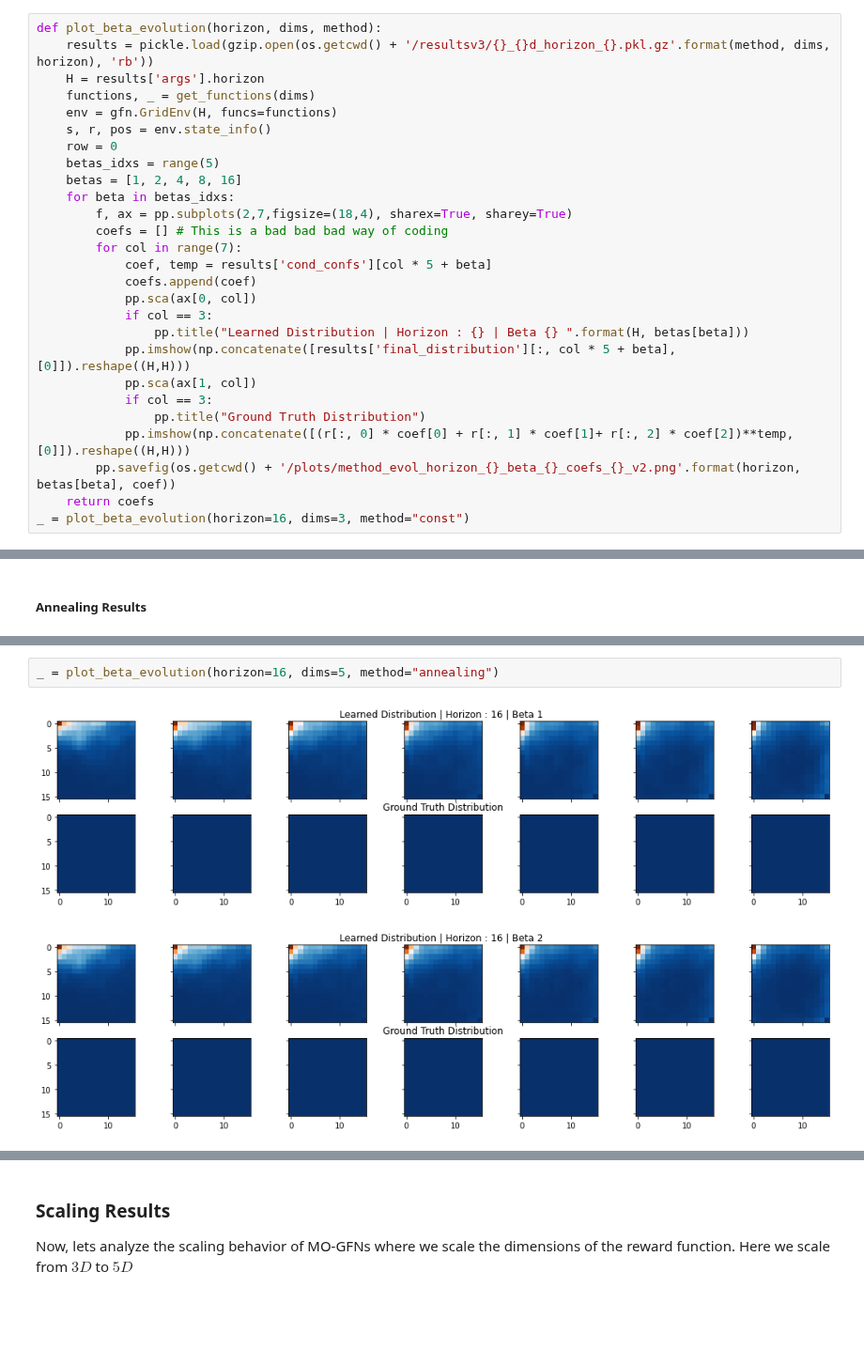
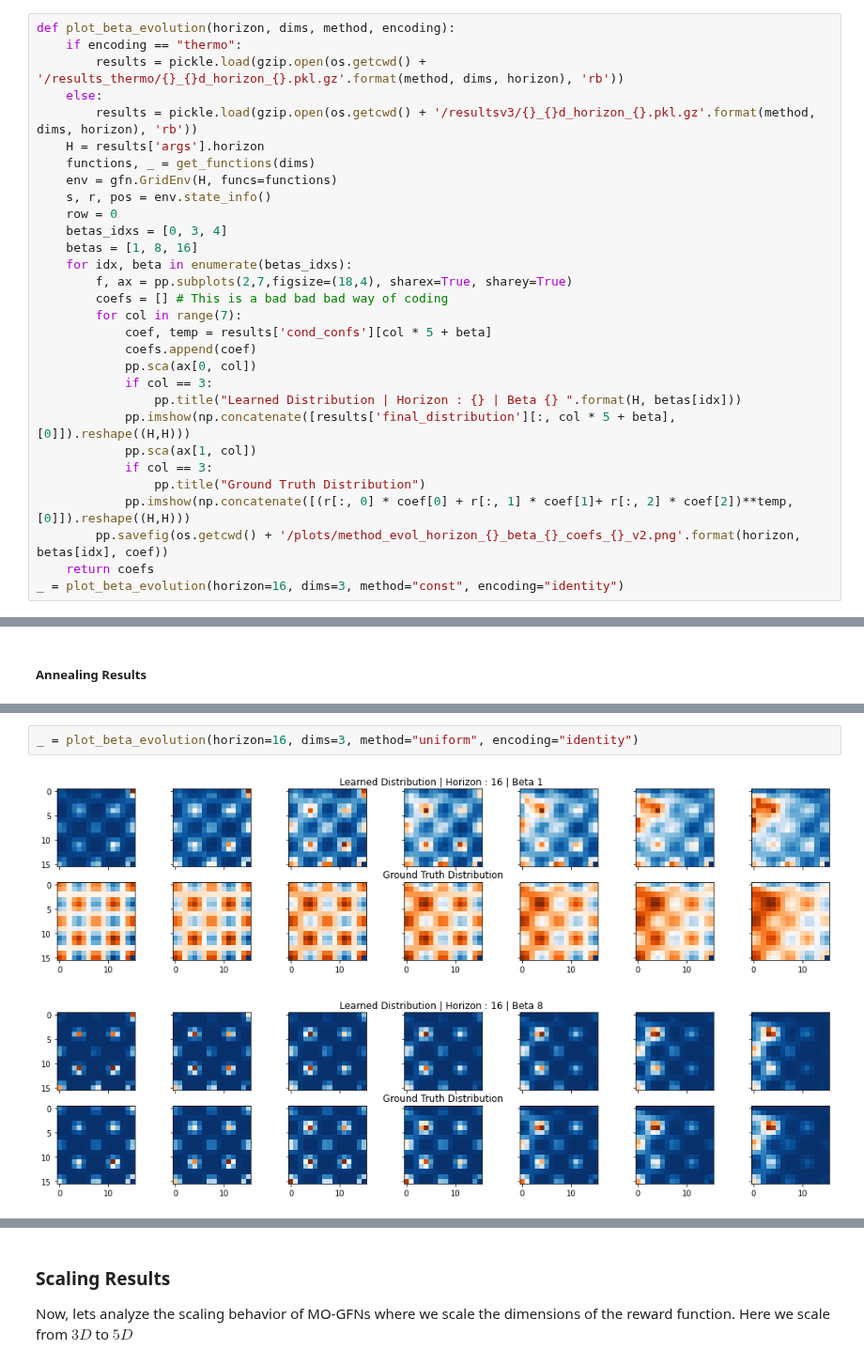
Before and after one commit to recursionpharma/gflownet, a Jupyter notebook: gflownet/examples/results.ipynb, the cells around one changed output, grey strips where cells are left out. Shown at 94% size. Cells and saved outputs as stored; diff of their text form; blank space fills up the shorter version.

Commit message:
thermometer encoding results

```diff
--- a/gflownet/examples/results.ipynb
+++ b/gflownet/examples/results.ipynb
@@ -141,14 +142,17 @@ Now lets visualize some of the qualitative results of MO-GFN.
 # %%
-def plot_beta_evolution(horizon, dims, method):
-    results = pickle.load(gzip.open(os.getcwd() + '/resultsv3/{}_{}d_horizon_{}.pkl.gz'.format(method, dims, horizon), 'rb'))
+def plot_beta_evolution(horizon, dims, method, encoding):
+    if encoding == "thermo":
+        results = pickle.load(gzip.open(os.getcwd() + '/results_thermo/{}_{}d_horizon_{}.pkl.gz'.format(method, dims, horizon), 'rb'))
+    else:
+        results = pickle.load(gzip.open(os.getcwd() + '/resultsv3/{}_{}d_horizon_{}.pkl.gz'.format(method, dims, horizon), 'rb'))
     H = results['args'].horizon
     functions, _ = get_functions(dims)
     env = gfn.GridEnv(H, funcs=functions)
     s, r, pos = env.state_info()
     row = 0
-    betas_idxs = range(5)
-    betas = [1, 2, 4, 8, 16]
-    for beta in betas_idxs:
+    betas_idxs = [0, 3, 4]
+    betas = [1, 8, 16]
+    for idx, beta in enumerate(betas_idxs):
         f, ax = pp.subplots(2,7,figsize=(18,4), sharex=True, sharey=True)
         coefs = [] # This is a bad bad bad way of coding
         for col in range(7):
@@ -156,14 +160,14 @@ def plot_beta_evolution(horizon, dims, method):
             coefs.append(coef)
             pp.sca(ax[0, col])
             if col == 3:
-                pp.title("Learned Distribution | Horizon : {} | Beta {} ".format(H, betas[beta]))
+                pp.title("Learned Distribution | Horizon : {} | Beta {} ".format(H, betas[idx]))
             pp.imshow(np.concatenate([results['final_distribution'][:, col * 5 + beta], [0]]).reshape((H,H)))
             pp.sca(ax[1, col])
             if col == 3:
                 pp.title("Ground Truth Distribution")
             pp.imshow(np.concatenate([(r[:, 0] * coef[0] + r[:, 1] * coef[1]+ r[:, 2] * coef[2])**temp, [0]]).reshape((H,H)))
-        pp.savefig(os.getcwd() + '/plots/method_evol_horizon_{}_beta_{}_coefs_{}_v2.png'.format(horizon, betas[beta], coef))
+        pp.savefig(os.getcwd() + '/plots/method_evol_horizon_{}_beta_{}_coefs_{}_v2.png'.format(horizon, betas[idx], coef))
     return coefs
-_ = plot_beta_evolution(horizon=16, dims=3, method="const")
+_ = plot_beta_evolution(horizon=16, dims=3, method="const", encoding="identity")
 # %% [output]
 [figure]
@@ -221,5 +227,5 @@ _ = plot_beta_evolution(horizon=32, dims=3, method="annealing")
 # %%
-_ = plot_beta_evolution(horizon=16, dims=5, method="annealing")
+_ = plot_beta_evolution(horizon=16, dims=3, method="uniform", encoding="identity")
 # %% [output]
-[figure, old version]
+[figure, new version]
-[figure, old version]
+[figure, new version]
```
Also changed, not shown: parts of 19 cells of this notebook.
